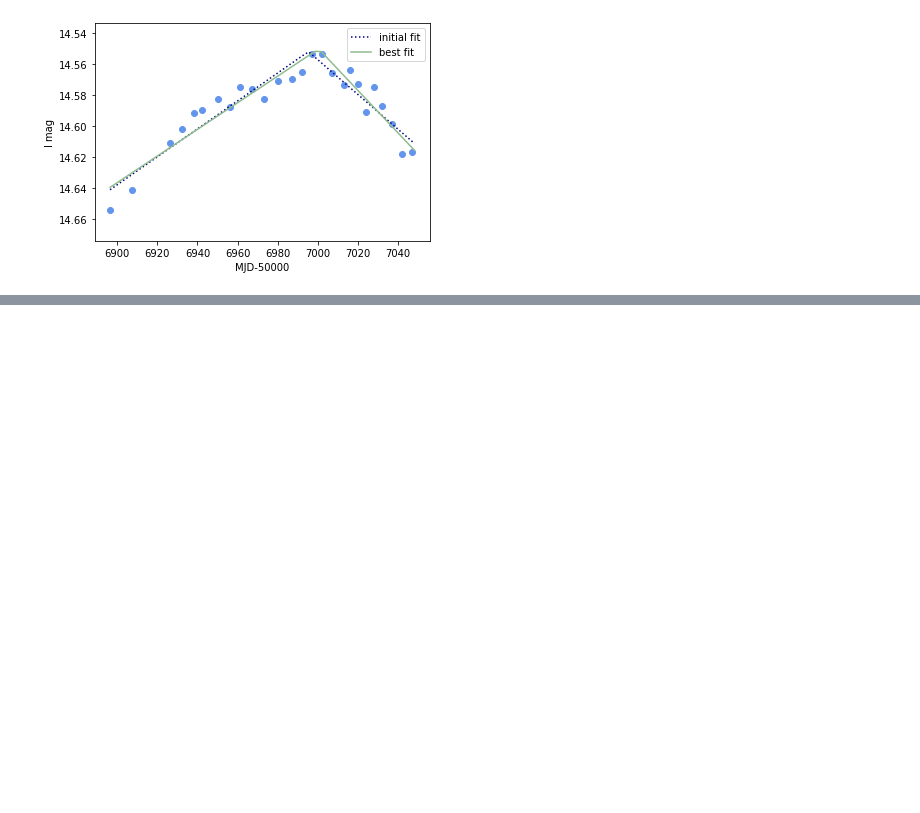
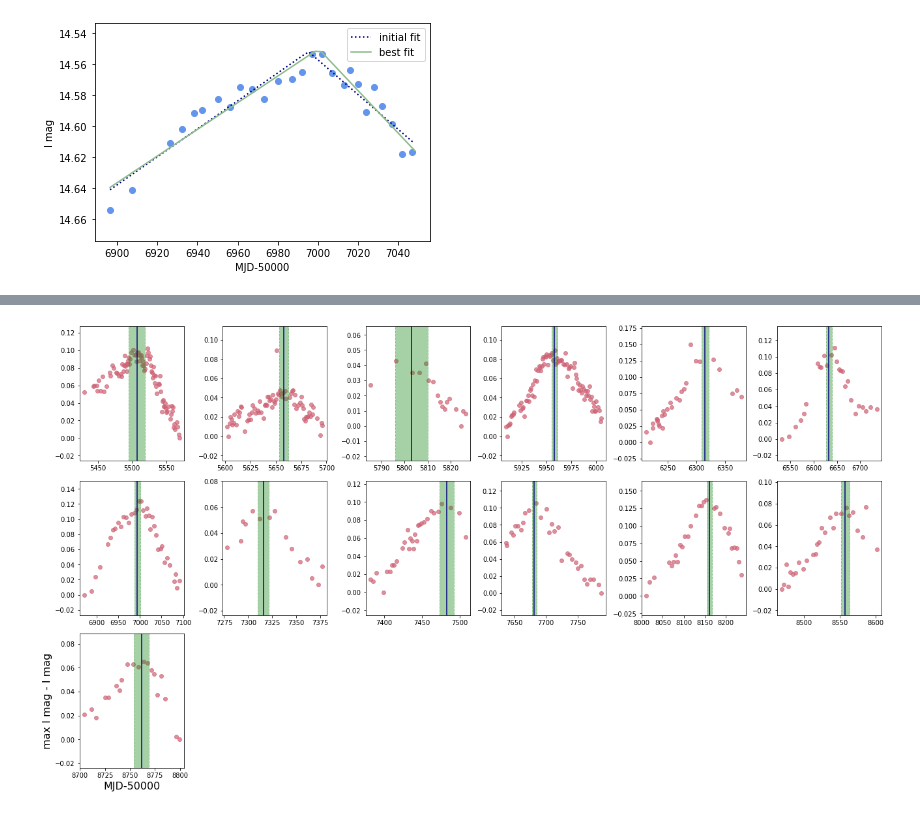
Before and after one commit to lenatreiber/LXP69.5, a Jupyter notebook: LXP69.5FlareModelling.ipynb, the cells around one changed output, grey strips where cells are left out. Cells and saved outputs as stored; diff of their text form; code cells hidden in the pictures; blank space fills up the shorter version.

```diff
--- a/LXP69.5FlareModelling.ipynb
+++ b/LXP69.5FlareModelling.ipynb
@@ -2333,0 +2334,17 @@ flerr
+# %%
+#version including g+l bootstrapping
+flerr['mingl'] = np.zeros(13)
+flerr['maxgl'] = np.zeros(13)
+
+for i in range(13):
+    #uses all three bootstrap results
+    flerr['mingl'][i] = np.nanmin([flerr['g-stdev'][i],flerr['t-stdev'][i],flerr['gl-stdev'][i]])
+    flerr['maxgl'][i] = np.nanmax([flerr['g+stdev'][i],flerr['t+stdev'][i],flerr['gl+stdev'][i]])
+# %%
+#error is half the difference between the max and min values
+flerr['err'] = (flerr['max']-flerr['min'])/2
+flerr['errgl'] = (flerr['maxgl']-flerr['mingl'])/2
+# %%
+#middle point between max and
+flerr['mid'] = flerr['err']+flerr['min']
+flerr['midgl'] = flerr['errgl']+flerr['mingl']
@@ -2333,0 +2369,23 @@ flerr
+# %%
+#plot flares with above values and errors
+#only one flare has g+line outside of these bounds
+fig = plt.figure(constrained_layout=True,figsize=(18,10))
+gs = fig.add_gridspec(3,6)
+mod2 = Model(f.gaussian) + Model(f.line)
+for i in range(13):
+    if i < 6: axt = fig.add_subplot(gs[0, i])
+    elif i < 12: axt = fig.add_subplot(gs[1, i-6])
+    else: axt = fig.add_subplot(gs[2, i-12])
+    st = flareinds[i][0]
+    end = flareinds[i][1]
+    stdate = int(sog4['MJD-50000'][st:st+1])
+    enddate = int(sog4['MJD-50000'][end-1:end])
+    axt.scatter(sog4['MJD-50000'][st:end],np.max(sog4['I mag'][st:end])-sog4['I mag'][st:end],color='#CF6275',alpha=.7)
+    #add shading for from min to max
+    axt.axvspan(flerr['min'][i],flerr['max'][i],color='forestgreen',alpha=.4,linestyle='dashed')
+    axt.axvline(flerr['mid'][i],color='navy')
+plt.xlabel('MJD-50000',fontsize=16)
+plt.ylabel('max I mag - I mag',fontsize=16)
+png('maxmin13flares')
+# %% [output]
+[figure, added]
```
Also changed, not shown: parts of 29 cells of this notebook.
